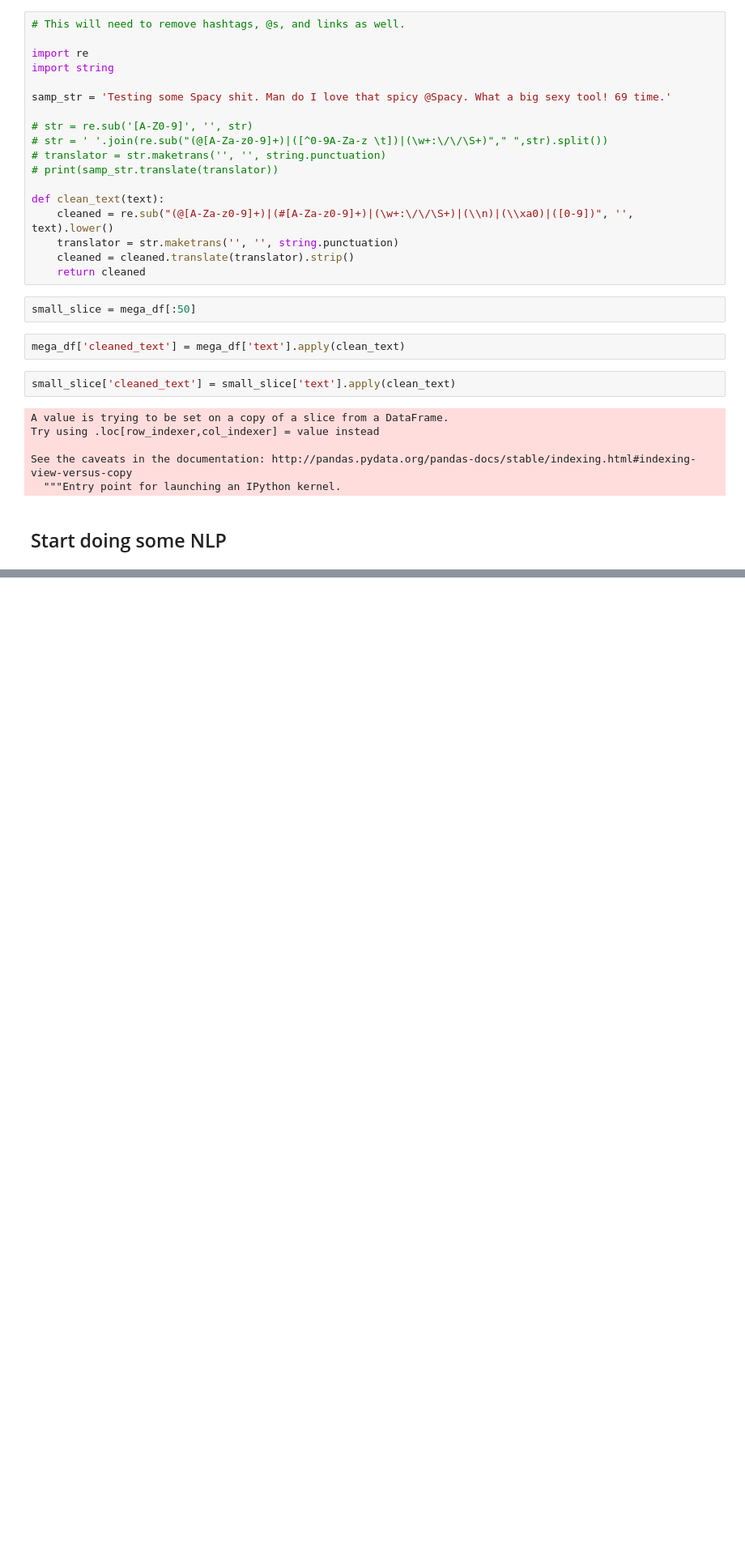
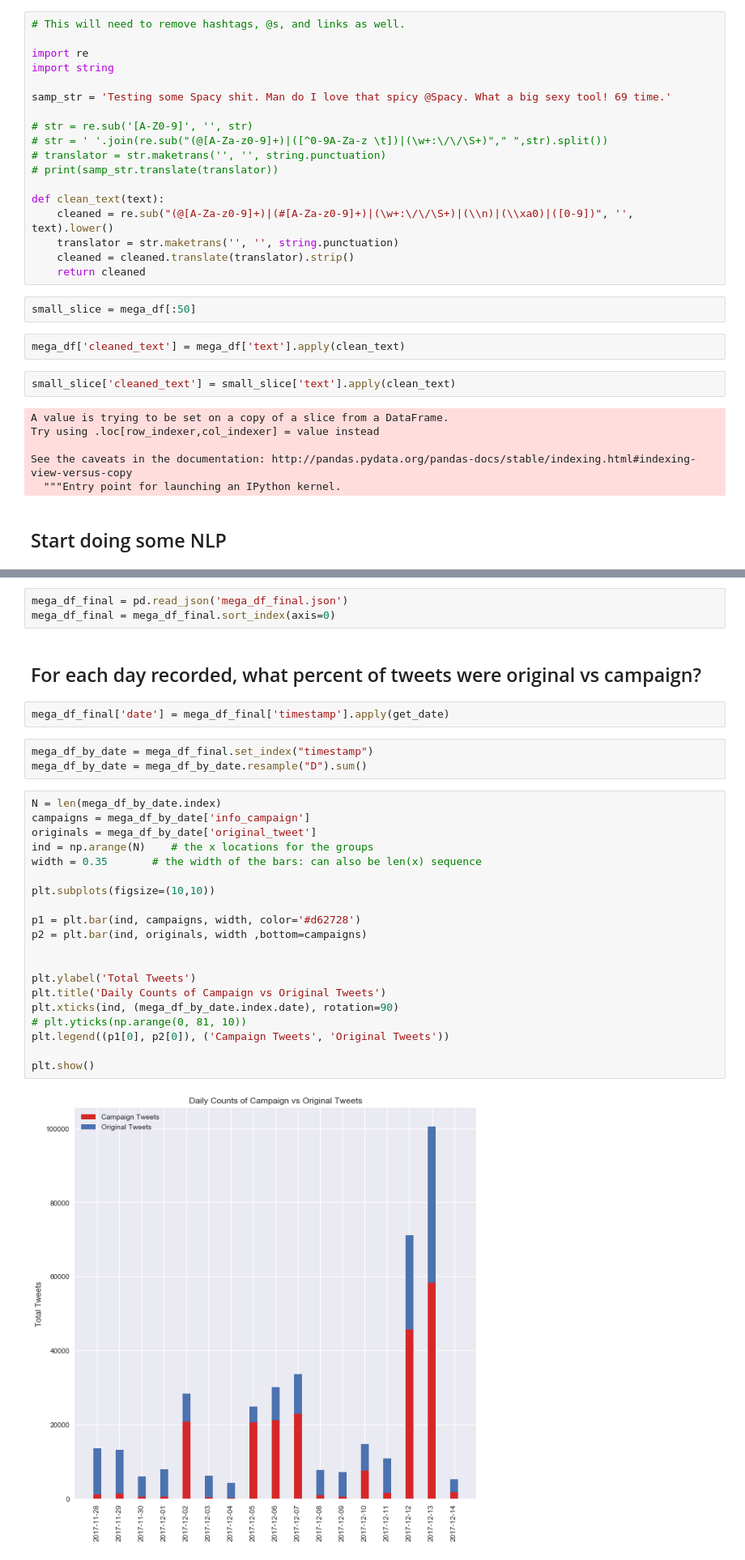
Before and after one commit to tylernwatson/galvanize_dsi_capstone, a Jupyter notebook: EDA.ipynb, the cells around one changed output, grey strips where cells are left out. Shown at 81% size. Drawn from its saved outputs; the diff is of its cells as text; blank space fills up the shorter version.

Commit message:
Daily committing

```diff
--- a/EDA.ipynb
+++ b/EDA.ipynb
@@ -736,0 +606,32 @@ def main(tweet_collection):
+# %%
+mega_df_final = pd.read_json('mega_df_final.json')
+mega_df_final = mega_df_final.sort_index(axis=0)
+# %% [markdown]
+## For each day recorded, what percent of tweets were original vs campaign?
+# %%
+mega_df_final['date'] = mega_df_final['timestamp'].apply(get_date)
+# %%
+mega_df_by_date = mega_df_final.set_index("timestamp")
+mega_df_by_date = mega_df_by_date.resample("D").sum()
+# %%
+N = len(mega_df_by_date.index)
+campaigns = mega_df_by_date['info_campaign']
+originals = mega_df_by_date['original_tweet']
+ind = np.arange(N)    # the x locations for the groups
+width = 0.35       # the width of the bars: can also be len(x) sequence
+
+plt.subplots(figsize=(10,10))
+
+p1 = plt.bar(ind, campaigns, width, color='#d62728')
+p2 = plt.bar(ind, originals, width ,bottom=campaigns)
+
+
+plt.ylabel('Total Tweets')
+plt.title('Daily Counts of Campaign vs Original Tweets')
+plt.xticks(ind, (mega_df_by_date.index.date), rotation=90)
+# plt.yticks(np.arange(0, 81, 10))
+plt.legend((p1[0], p2[0]), ('Campaign Tweets', 'Original Tweets'))
+
+plt.show()
+# %% [output]
+[figure, added]
```
Also changed, not shown: parts of 32 cells of this notebook, 1 other file.
